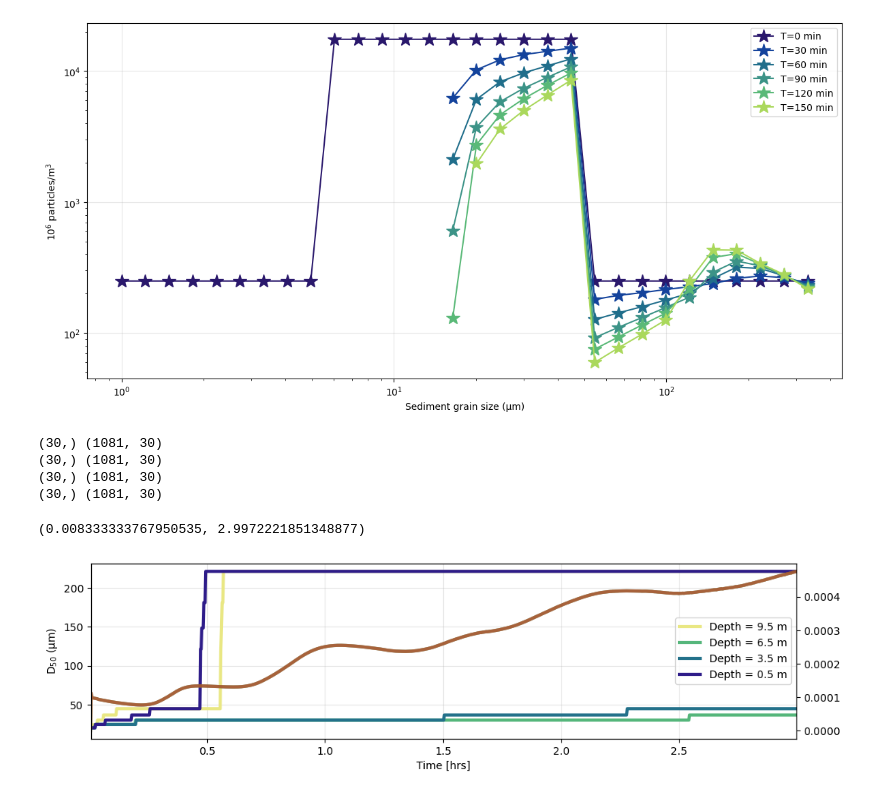
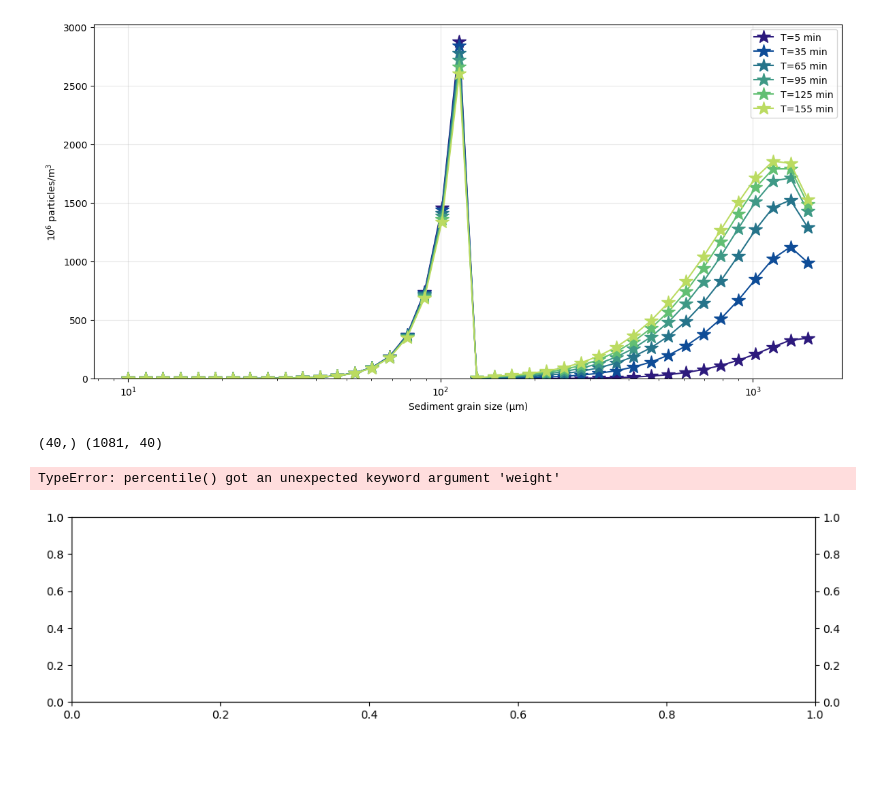
Before and after one commit to sienna-white/enkf_sediment, a Jupyter notebook: plot_sediment.ipynb, the cells around one changed output. Cells and saved outputs as stored; diff of their text form; code cells hidden in the pictures; blank space fills up the shorter version.

```diff
--- a/plot_sediment.ipynb
+++ b/plot_sediment.ipynb
@@ -120,0 +108,32 @@ Attributes:
+# %%
+fig = plt.figure(figsize=(12, 6))
+ax = plt.gca()
+
+z = ds.z.values
+mass = ds.mass.values
+nt = len(ds.time) - 1
+D = ds.Ds.values*1e6
+for i, dep in enumerate(range(0, len(z), len(z)//4)):
+    for j,t in enumerate(range(0, nt, nt//6)):
+        print(j, t)
+        # var = ds.Kz.isel(time=12)
+        var = ds.ssc.isel(z=dep).isel(time=t) /1e6 #* mass
+
+        expanded_D = np.repeat(D, var)
+        ax.boxplot(expanded_D, positions=[j+0.1*i], widths=0.1, patch_artist=True, boxprops=dict(facecolor=cmo.cm.haline(z[dep]/10), color=cmo.cm.haline(z[dep]/10)), medianprops=dict(color='black')) #,color=cmo.cm.thermal(t/nt))
+
+        # (ds.Ds.values*1e6, var, 'x', color=cmo.cm.haline(z[dep]/10), label="Depth = %2.1f m" % z[dep]) #,color=cmo.cm.thermal(t/nt))
+
+
+ax.grid(alpha=0.3)
+# ax.set_xticks(range(0, nt, nt//6))
+# ax.set_xticklabels(["T=%d min" % (t*10/60) for
+    # axs[i].set_xscale('log')
+    # axs[i].grid(alpha=0.3)
+    # axs[i].set_title("T=%d min" % (t*10/60))
+    # # axs[i].set_yscale('log')
+
+ax.set_ylabel("Sediment grain size (µm)")
+    # axs[i].set_ylabel("10$^6$ particles/m$^3$")
+axs[0].legend()
+plt.tight_layout()
@@ -122,7 +161,7 @@ Attributes:
 fig, axs = plt.subplots(nrows=1, ncols=1, figsize=(12, 6), sharex=True, sharey=True)
 
 z = ds.z.values
-for i,t in enumerate(range(0, nt, nt//6)):
+for i,t in enumerate(range(30, nt, nt//6)):
     # var = ds.Kz.isel(time=12)
 
     label="T=%d min" % (t*10/60)
@@ -130,13 +169,13 @@ for i,t in enumerate(range(0, nt, nt//6)):
 
     var = ds.ssc.isel(time=t).sum(dim='z')
     var[var<2] = np.nan
-    axs.plot(ds.Ds.values*1e6, var, '-*', color=cmo.cm.haline(t/nt), markersize=15, label=label) #,color=cmo.cm.thermal(t/nt))
+    axs.plot(ds.Ds.values*1e6, var*mass, '-*', color=cmo.cm.haline(t/nt), markersize=15, label=label) #,color=cmo.cm.thermal(t/nt))
 # axs[i].plot(ds.ssc.isel(time=400).isel(Ds=i), ds.z)
     # print(var)
 # print(var.values)
     axs.set_xscale('log')
     axs.grid(alpha=0.3)
-    axs.set_yscale('log')
+    # axs.set_yscale('log')
 
     axs.set_xlabel("Sediment grain size (µm)")
     axs.set_ylabel("10$^6$ particles/m$^3$")
@@ -144,39 +183,36 @@ axs.legend()
 axs.set_ylim(0,)
 plt.tight_layout()
 # %% [output]
-[figure, old version]
+[figure, new version]
 # %%
 fig, ax = plt.subplots(nrows=1, ncols=1, figsize=(12, 3), sharex=True, sharey=True)
 ax2 = ax.twinx()
 
 z = ds.z.values
 
 for dep in range(2, 50, 15):
     hours = ds.time.values / 360
     var = ds.ssc.isel(z=dep) # .isel(time=t)
     print(ds.Ds.values.shape, var.values.shape)
     # broadcast Ds to match var shape
     Ds = np.broadcast_to(ds.Ds.values, var.values.shape)
     weights = var.values + 1e-3
-    mean_d = np.percentile(Ds, axis=1, q=50, weights=weights, method="inverted_cdf")
+    mean_d = np.percentile(Ds, axis=1, q=50, weight=weights, method="inverted_cdf")
     ax.plot(hours, mean_d*1e6, color=cmo.cm.haline(z[dep]/10), linewidth=3, label="Depth = %2.1f m" % z[dep]) #,color=cmo.cm.thermal(t/nt))
     kz = ds.Kq.mean(dim="z")
     ax2.plot(hours, kz, linewidth=3, alpha = 0.5)
 
 # ax.set_yscale('log')
 ax.grid(alpha=0.3)
 ax.legend()
 # ax.set_xlim(0, 5)
 ax.set_xlabel("Time [hrs]")
 ax.set_ylabel("D$_{50}$ (µm)")
 ax.set_xlim(hours[2], hours[-3])
 # axs[i].set_ylabel("10$^6$ particles/m$^3$")
 # axs[0].legend()
 # plt.tight_layout()
 # %% [output]
-(30,) (1081, 30)
-(30,) (1081, 30)
-(30,) (1081, 30)
-(30,) (1081, 30)
+(40,) (1081, 40)
-(0.008333333767950535, 2.9972221851348877)
+TypeError: percentile() got an unexpected keyword argument 'weight'
-[figure, old version]
+[figure, new version]
```
Also changed, not shown: parts of 4 cells of this notebook, 4 other files.
